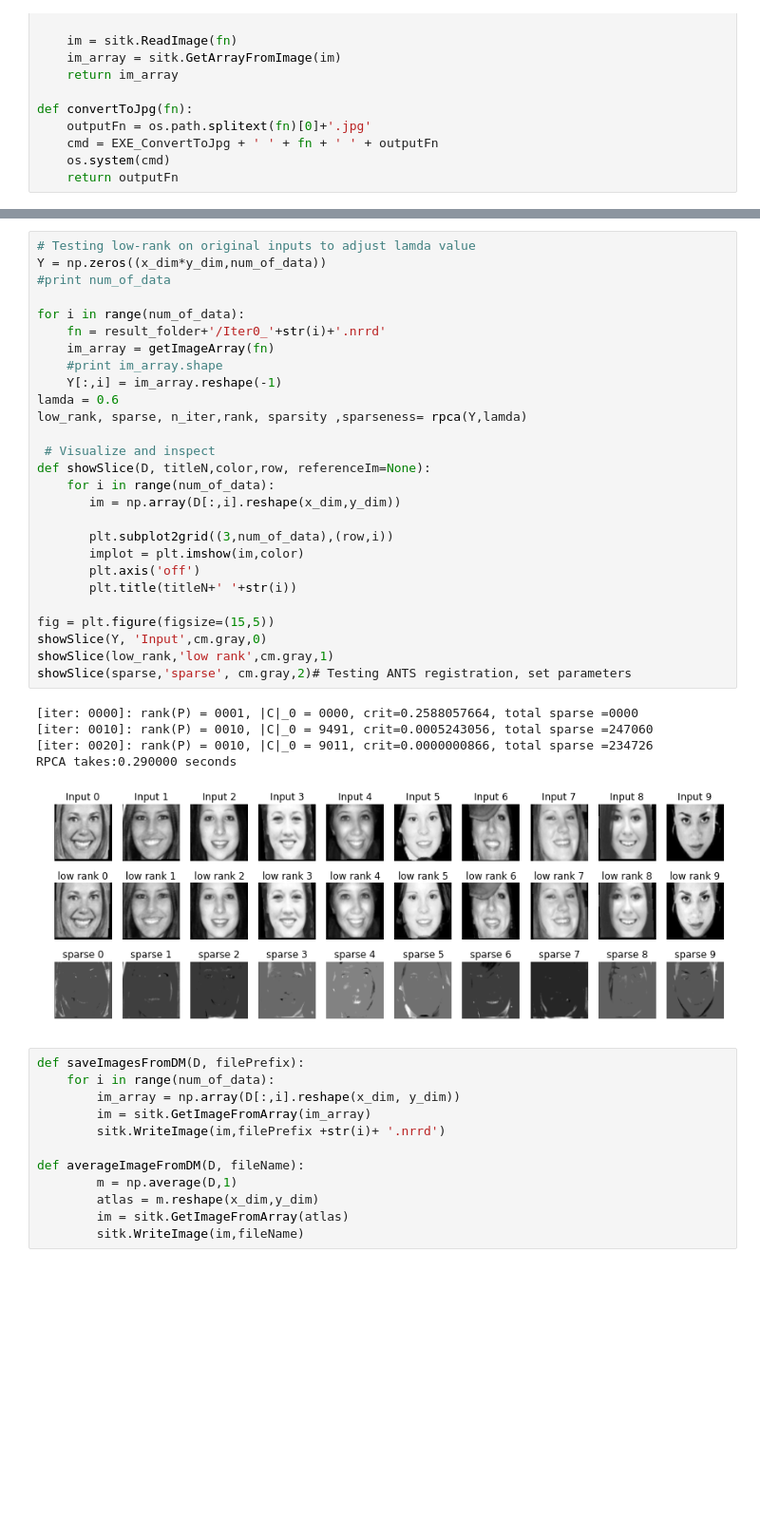
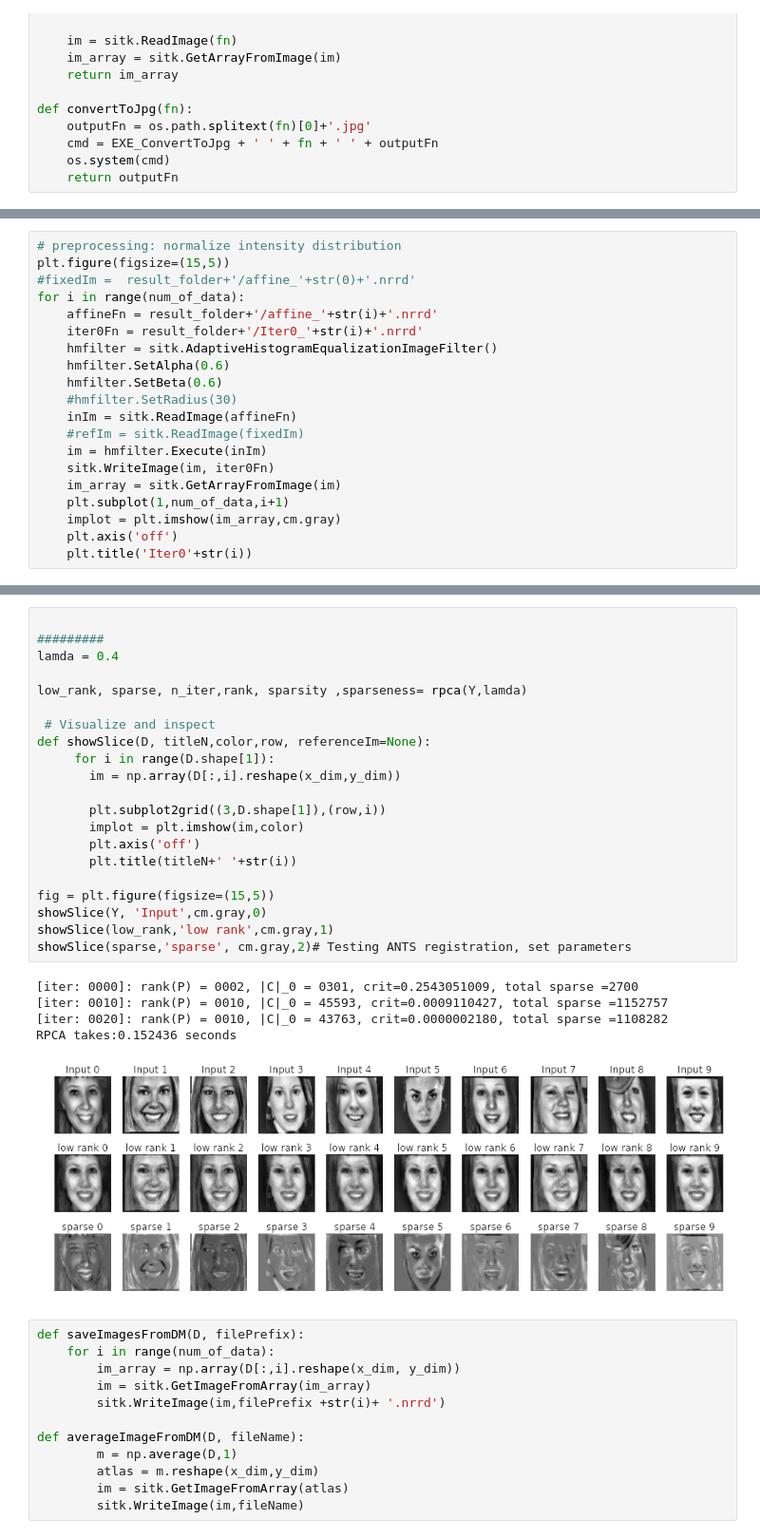
Before and after one commit to KitwareMedical/pyLAR, a Jupyter notebook: low_rank_atlas/notebook/LAB_2D_Face_female_10inputs.ipynb, the cells around one changed output, grey strips where cells are left out. Shown at 95% size. Saved outputs shown, nothing was run; the diff lists cells and outputs as text; blank space fills up the shorter version.

```diff
--- a/low_rank_atlas/notebook/LAB_2D_Face_female_10inputs.ipynb
+++ b/low_rank_atlas/notebook/LAB_2D_Face_female_10inputs.ipynb
@@ -94,0 +95,20 @@ Affine registration results:
+# %%
+# preprocessing: normalize intensity distribution
+plt.figure(figsize=(15,5))
+#fixedIm =  result_folder+'/affine_'+str(0)+'.nrrd'
+for i in range(num_of_data):
+    affineFn = result_folder+'/affine_'+str(i)+'.nrrd'
+    iter0Fn = result_folder+'/Iter0_'+str(i)+'.nrrd'
+    hmfilter = sitk.AdaptiveHistogramEqualizationImageFilter()
+    hmfilter.SetAlpha(0.6)
+    hmfilter.SetBeta(0.6)
+    #hmfilter.SetRadius(30)
+    inIm = sitk.ReadImage(affineFn)
+    #refIm = sitk.ReadImage(fixedIm)
+    im = hmfilter.Execute(inIm)
+    sitk.WriteImage(im, iter0Fn)
+    im_array = sitk.GetArrayFromImage(im)
+    plt.subplot(1,num_of_data,i+1)
+    implot = plt.imshow(im_array,cm.gray)
+    plt.axis('off')
+    plt.title('Iter0'+str(i))
@@ -131,36 +210,30 @@ plt.imshow(getImageArray(warpedImFn),cm.gray)
 # %%
-# Testing low-rank on original inputs to adjust lamda value
-Y = np.zeros((x_dim*y_dim,num_of_data))
-#print num_of_data
 
-for i in range(num_of_data):
-    fn = result_folder+'/Iter0_'+str(i)+'.nrrd'
-    im_array = getImageArray(fn)
-    #print im_array.shape
-    Y[:,i] = im_array.reshape(-1)
-lamda = 0.6
+#########
+lamda = 0.4
+
 low_rank, sparse, n_iter,rank, sparsity ,sparseness= rpca(Y,lamda)
 
  # Visualize and inspect
 def showSlice(D, titleN,color,row, referenceIm=None):
-    for i in range(num_of_data):
+     for i in range(D.shape[1]):
        im = np.array(D[:,i].reshape(x_dim,y_dim))
 
-       plt.subplot2grid((3,num_of_data),(row,i))
+       plt.subplot2grid((3,D.shape[1]),(row,i))
        implot = plt.imshow(im,color)
        plt.axis('off')
        plt.title(titleN+' '+str(i))
 
 fig = plt.figure(figsize=(15,5))
 showSlice(Y, 'Input',cm.gray,0)
 showSlice(low_rank,'low rank',cm.gray,1)
 showSlice(sparse,'sparse', cm.gray,2)# Testing ANTS registration, set parameters
 # %% [output]
-[iter: 0000]: rank(P) = 0001, |C|_0 = 0000, crit=0.2588057664, total sparse =0000
-[iter: 0010]: rank(P) = 0010, |C|_0 = 9491, crit=0.0005243056, total sparse =247060
-[iter: 0020]: rank(P) = 0010, |C|_0 = 9011, crit=0.0000000866, total sparse =234726
-RPCA takes:0.290000 seconds
+[iter: 0000]: rank(P) = 0002, |C|_0 = 0301, crit=0.2543051009, total sparse =2700
+[iter: 0010]: rank(P) = 0010, |C|_0 = 45593, crit=0.0009110427, total sparse =1152757
+[iter: 0020]: rank(P) = 0010, |C|_0 = 43763, crit=0.0000002180, total sparse =1108282
+RPCA takes:0.152436 seconds
-[figure, old version]
+[figure, new version]
 # %%
 def saveImagesFromDM(D, filePrefix):
     for i in range(num_of_data):
```
Also changed, not shown: parts of 9 cells of this notebook, 6 other files.
